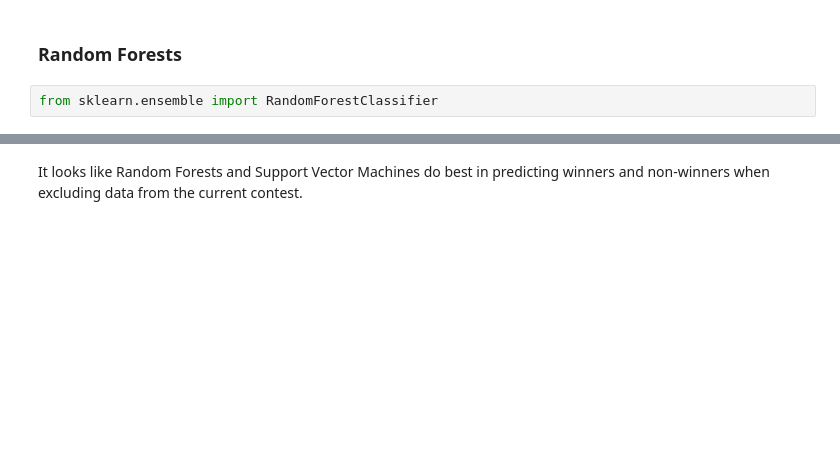
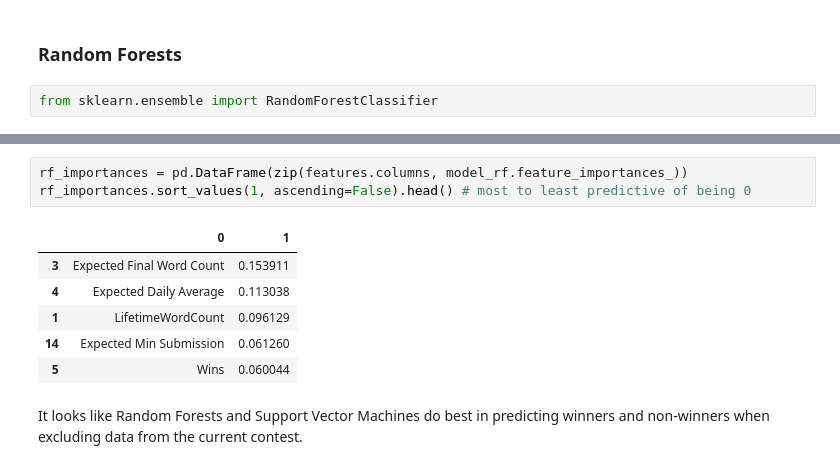
Before and after one commit to nicaless/nanowrimo_ga_project, a Jupyter notebook: analyze/Modeling with Fewer Features.ipynb, the cells around one changed output, grey strips where cells are left out. Cells and saved outputs as stored; diff of their text form; blank space fills up the shorter version.

```diff
--- a/analyze/Modeling with Fewer Features.ipynb
+++ b/analyze/Modeling with Fewer Features.ipynb
@@ -285,5 +285,15 @@ Predicted Class 1              18              28
 avg / total       0.75      0.74      0.74       101
 
 0.742574257426
+# %%
+rf_importances = pd.DataFrame(zip(features.columns, model_rf.feature_importances_))
+rf_importances.sort_values(1, ascending=False).head() # most to least predictive of being 0
+# %% [output]
+|  | 0 | 1 |
+| 3 | Expected Final Word Count | 0.153911 |
+| 4 | Expected Daily Average | 0.113038 |
+| 1 | LifetimeWordCount | 0.096129 |
+| 14 | Expected Min Submission | 0.061260 |
+| 5 | Wins | 0.060044 |
 # %% [markdown]
 It looks like Random Forests and Support Vector Machines do best in predicting winners and non-winners when excluding data from the current contest.
```
Also changed, not shown: parts of 3 cells of this notebook, 5 other files.
